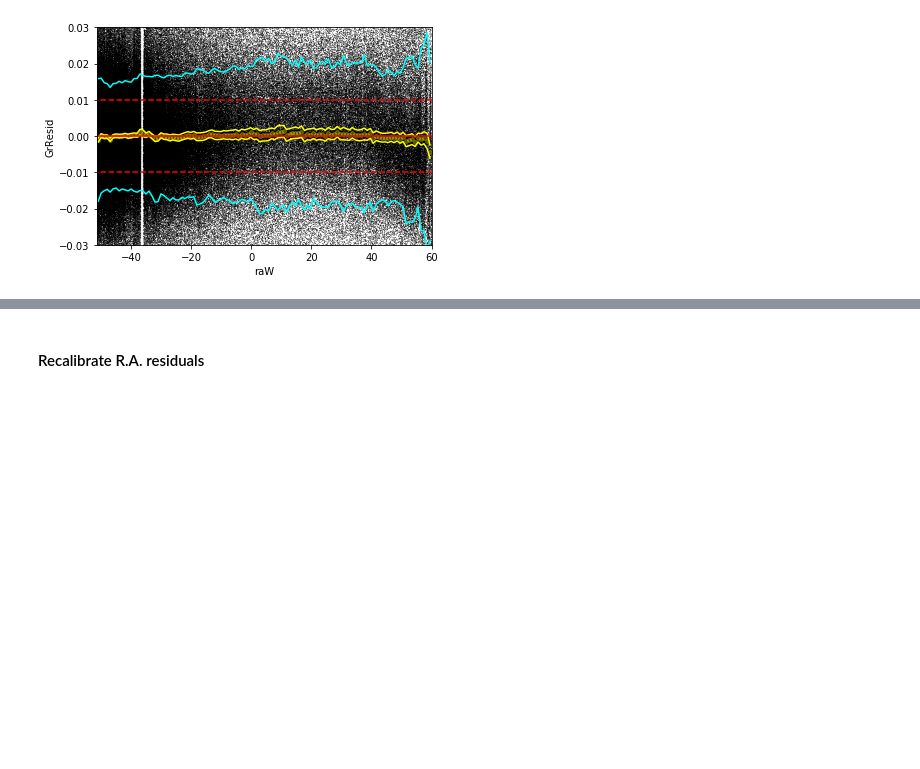
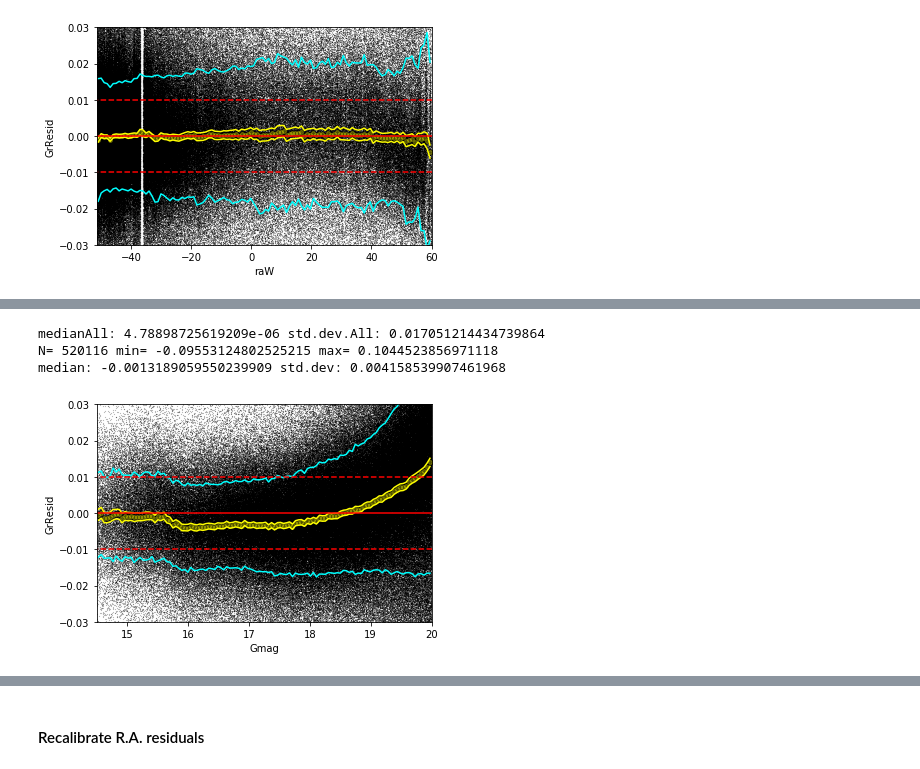
Before and after one commit to Karuntg/SDSS_SSC, a Jupyter notebook: Analysis_2020/ZIanalysis-GaiaDR2recalibration.ipynb, the cells around one changed output, grey strips where cells are left out. Drawn from its saved outputs; the diff is of its cells as text; code cells hidden in the pictures; blank space fills up the shorter version.

```diff
--- a/Analysis_2020/ZIanalysis-GaiaDR2recalibration.ipynb
+++ b/Analysis_2020/ZIanalysis-GaiaDR2recalibration.ipynb
@@ -505,0 +517,8 @@ median: 0.00018666774887485596 std.dev: 0.0007101265234944989
+# %%
+mOKcBok3 = mOKcBok[(mOKcBok['raW']>-150.0)&(mOKcBok['raW']<60)]
+qpBM(mOKcBok3, 'Gmag', 14.5, 20.0, 'GrResid', -0.03, 0.03, 112)
+# %% [output]
+medianAll: 4.78898725619209e-06 std.dev.All: 0.017051214434739864
+N= 520116 min= -0.09553124802525215 max= 0.1044523856971118
+median: -0.0013189059550239909 std.dev: 0.004158539907461968
+[figure, added]
```
Also changed, not shown: parts of 24 cells of this notebook, 2 other files.
